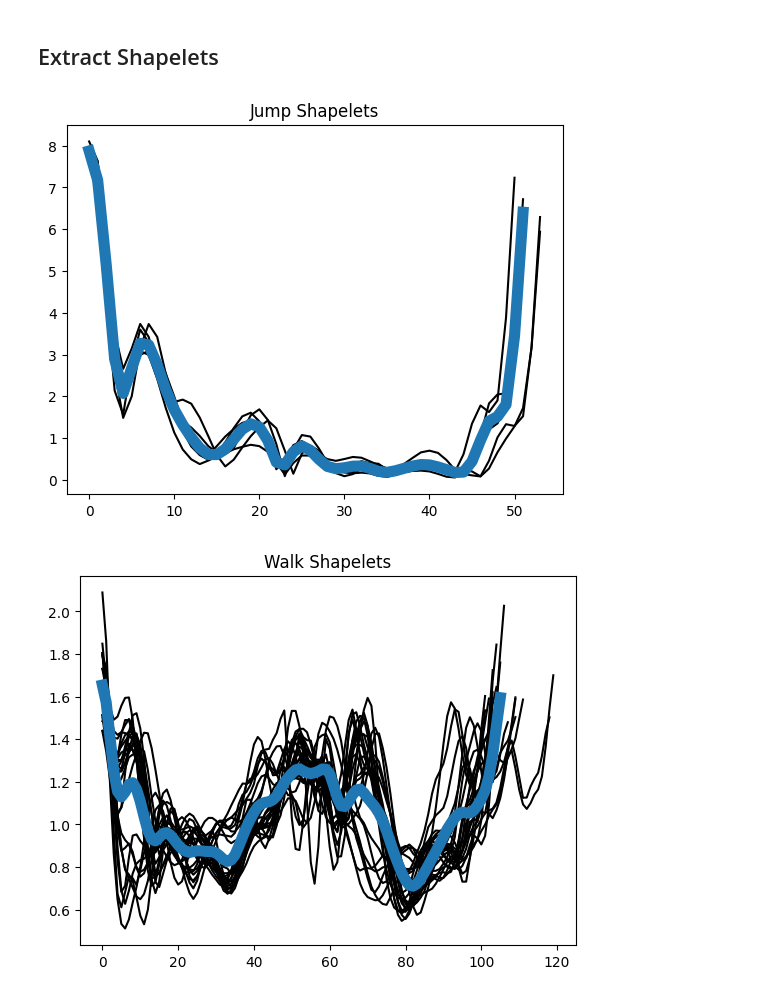
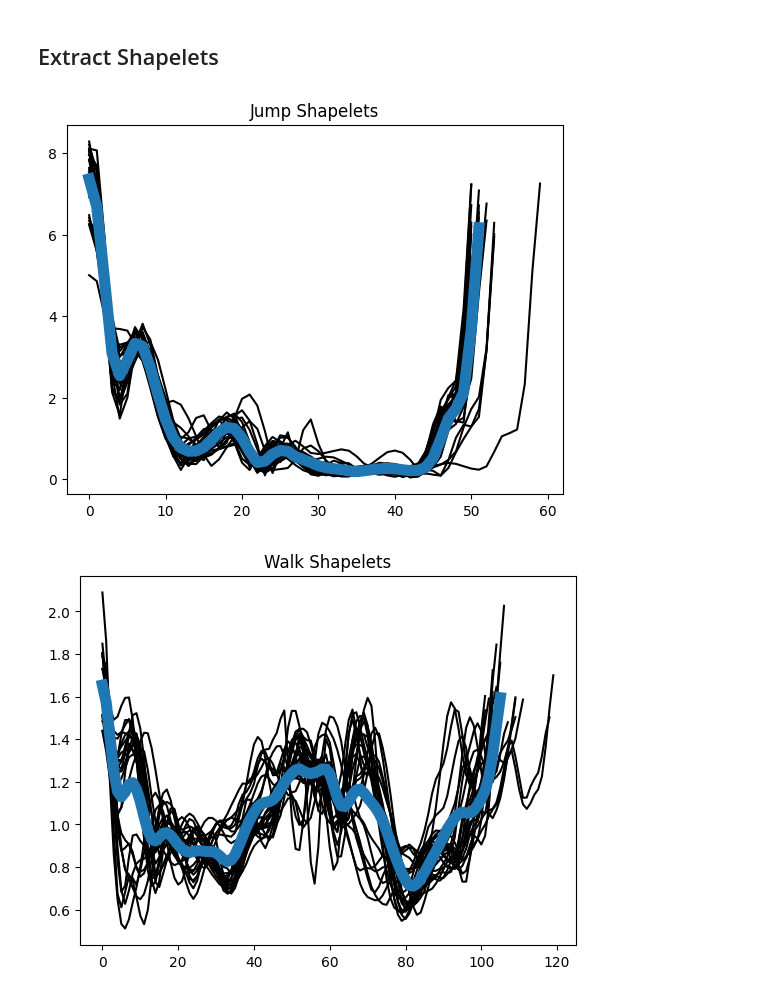
Before and after one commit to QingwenZeng123/Combine-shapelets, a Jupyter notebook: ExtractShapelets.ipynb, the cells around one changed output. Saved outputs shown, nothing was run; the diff lists cells and outputs as text; code cells hidden in the pictures.

```diff
--- a/ExtractShapelets.ipynb
+++ b/ExtractShapelets.ipynb
@@ -127,9 +130,9 @@ def find_represt_shapelet(df_action, min_dist, thres, max_dist):
     return action_shape.shapelets[0]
 # %%
 # Jump
-plot_shapelets(zqw_jump, min_dist=50, thres=0.99, max_dist=60, title='Jump Shapelets')
+plot_shapelets(zqw_jump, min_dist=50, thres=0.9, max_dist=60, title='Jump Shapelets')
 # %% [output]
-[figure, old version]
+[figure, new version]
 # %%
 # Walk
 plot_shapelets(zqw_walk, min_dist=100, thres=0.95, max_dist=120, title='Walk Shapelets')
```
Also changed, not shown: parts of 1 cell of this notebook, 2 other files.
